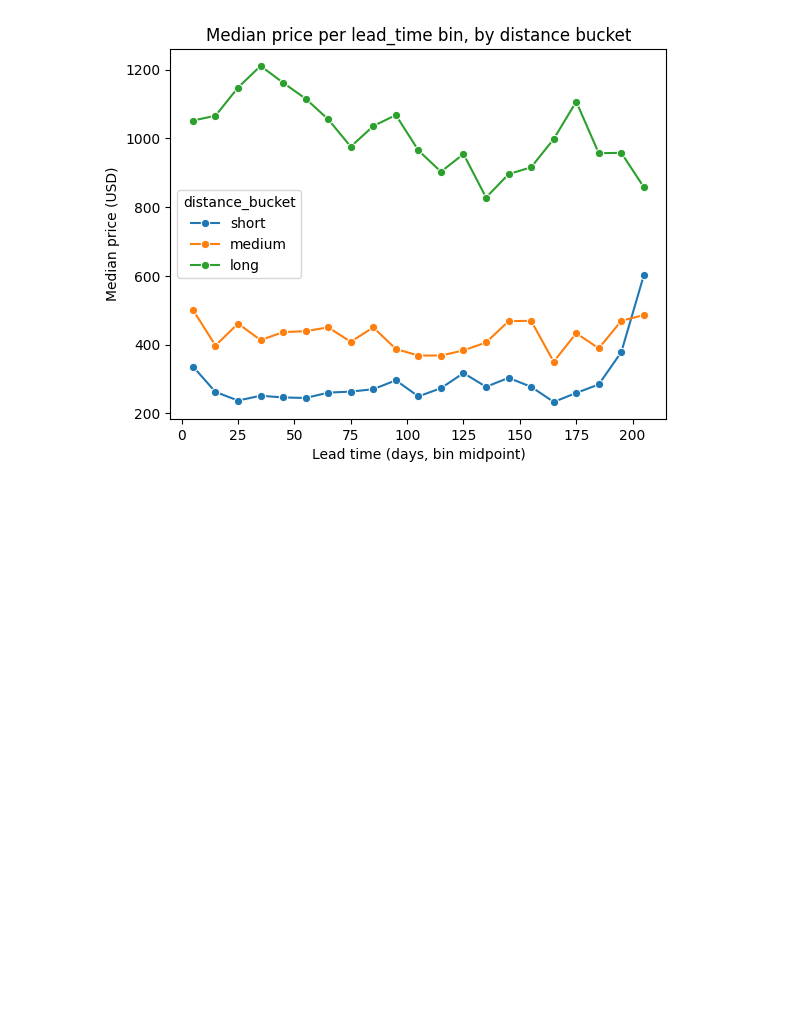
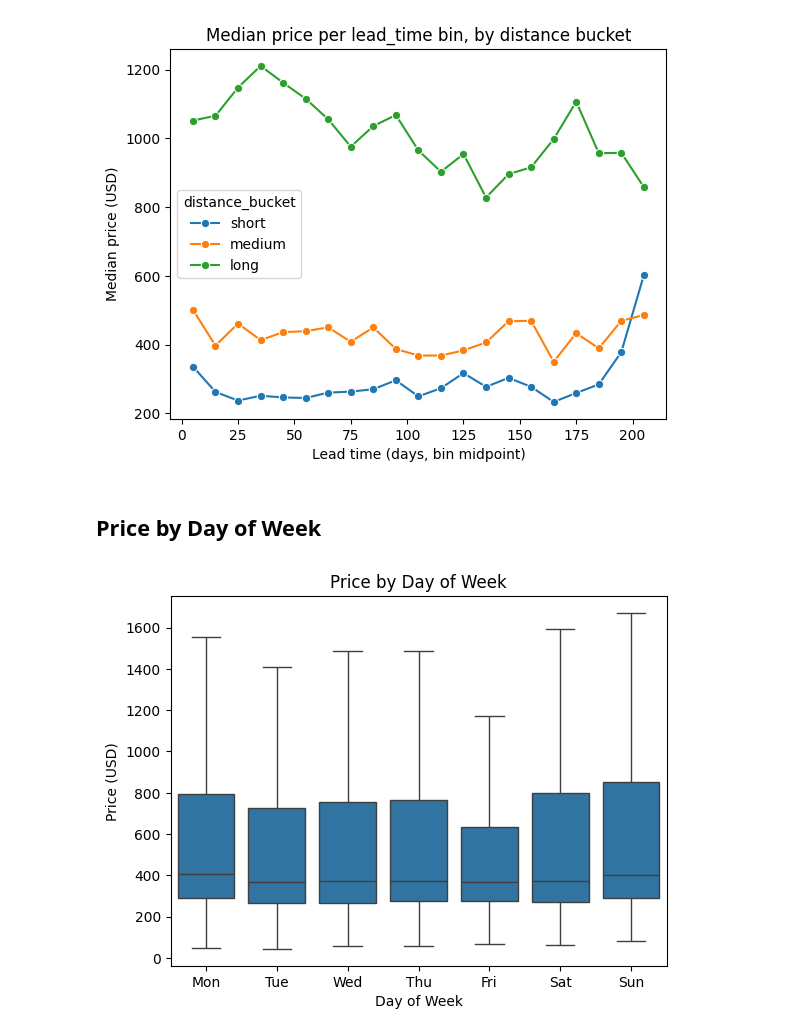
Before and after one commit to Quaden2307/flight-price-predictor, a Jupyter notebook: notebooks/03_live_data_visualization.ipynb, the cells around one changed output. Drawn from its saved outputs; the diff is of its cells as text; code cells hidden in the pictures; blank space fills up the shorter version.

Commit message:
data stratification

```diff
--- a/notebooks/03_live_data_visualization.ipynb
+++ b/notebooks/03_live_data_visualization.ipynb
@@ -150,3 +150,16 @@ plt.ylabel("Median price (USD)")
 plt.show()
 # %% [output]
 [figure]
+# %% [markdown]
+## Price by Day of Week
+# %%
+df["day_of_week"] = pd.to_datetime(df["departure_at"].str[:19]).dt.day_name().str[:3]
+day_order = ["Mon", "Tue", "Wed", "Thu", "Fri", "Sat", "Sun"]
+
+sns.boxplot(data=df, x="day_of_week", y="price", order=day_order, showfliers=False)
+plt.title("Price by Day of Week")
+plt.xlabel("Day of Week")
+plt.ylabel("Price (USD)")
+plt.show()
+# %% [output]
+[figure, added]
```
Also changed, not shown: parts of 10 cells of this notebook, 2 other files.
